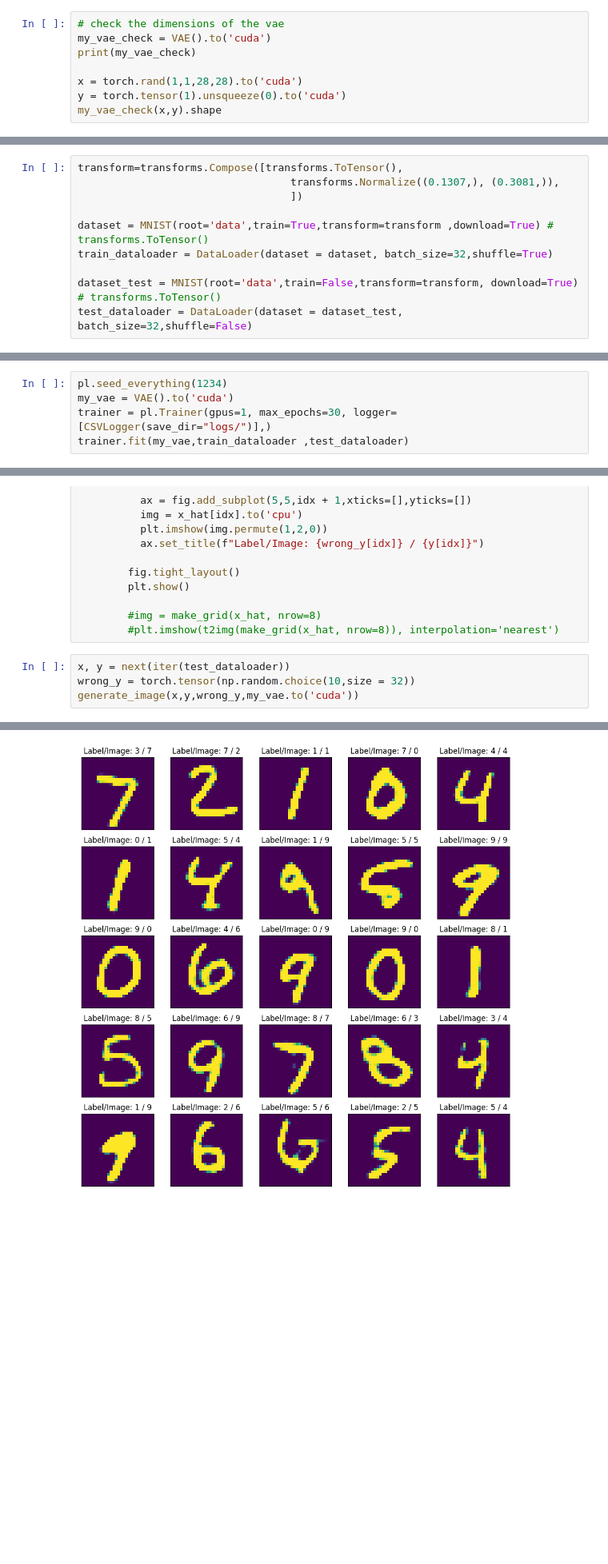
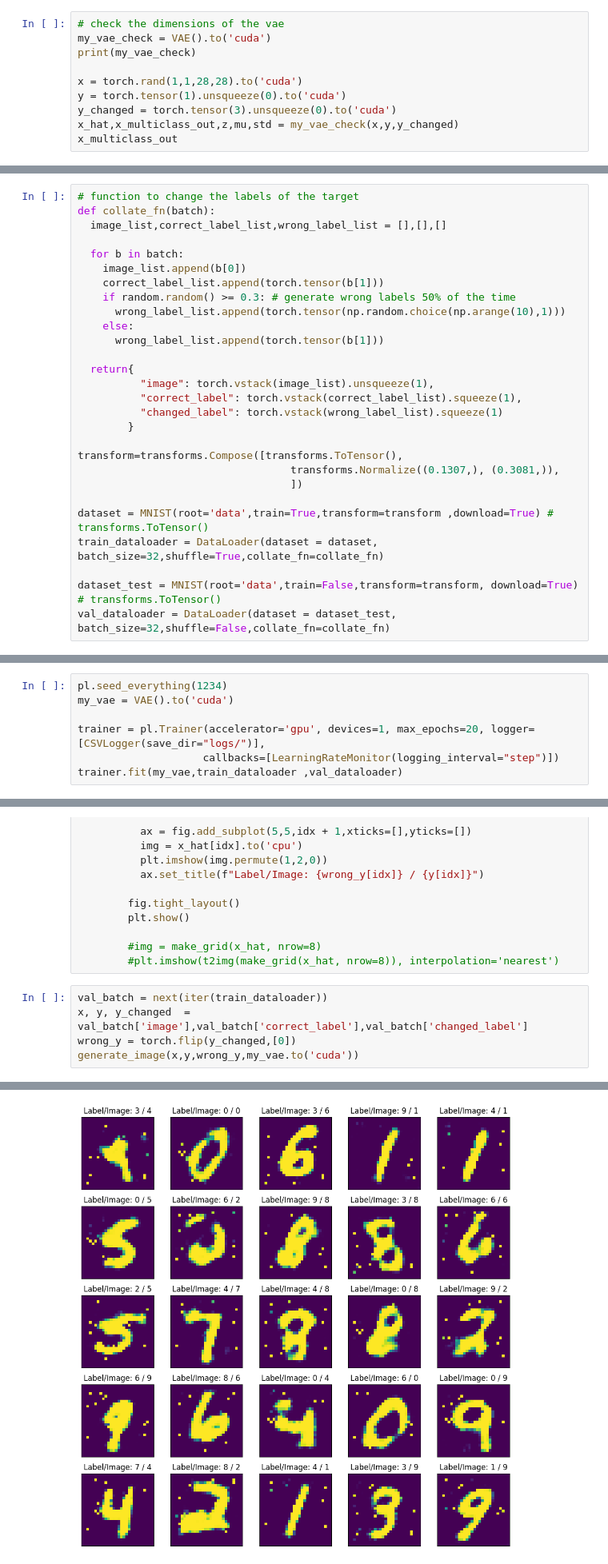
Before and after one commit to santule/ERA, a Jupyter notebook: S18P2/mnist_cvae.ipynb, the cells around one changed output, grey strips where cells are left out. Shown at 80% size. Cells and saved outputs as stored; diff of their text form; blank space fills up the shorter version.

```diff
--- a/S18P2/mnist_cvae.ipynb
+++ b/S18P2/mnist_cvae.ipynb
@@ -143,7 +198,9 @@ print(my_vae_check)
 
 x = torch.rand(1,1,28,28).to('cuda')
 y = torch.tensor(1).unsqueeze(0).to('cuda')
-my_vae_check(x,y).shape
+y_changed = torch.tensor(3).unsqueeze(0).to('cuda')
+x_hat,x_multiclass_out,z,mu,std = my_vae_check(x,y,y_changed)
+x_multiclass_out
 # %% [output]
 VAE(
   (encConv1): Conv2d(2, 32, kernel_size=(3, 3), stride=(1, 1))
@@ -158,12 +219,30 @@ torch.Size([1, 1, 28, 28])
 # %% [markdown]
 # 2 - Data
 # %%
+# function to change the labels of the target
+def collate_fn(batch):
+  image_list,correct_label_list,wrong_label_list = [],[],[]
+
+  for b in batch:
+    image_list.append(b[0])
+    correct_label_list.append(torch.tensor(b[1]))
+    if random.random() >= 0.3: # generate wrong labels 50% of the time
+      wrong_label_list.append(torch.tensor(np.random.choice(np.arange(10),1)))
+    else:
+      wrong_label_list.append(torch.tensor(b[1]))
+
+  return{
+          "image": torch.vstack(image_list).unsqueeze(1),
+          "correct_label": torch.vstack(correct_label_list).squeeze(1),
+          "changed_label": torch.vstack(wrong_label_list).squeeze(1)
+        }
+
 transform=transforms.Compose([transforms.ToTensor(),
                                   transforms.Normalize((0.1307,), (0.3081,)),
                                   ])
 
 dataset = MNIST(root='data',train=True,transform=transform ,download=True) # transforms.ToTensor()
-train_dataloader = DataLoader(dataset = dataset, batch_size=32,shuffle=True)
+train_dataloader = DataLoader(dataset = dataset, batch_size=32,shuffle=True,collate_fn=collate_fn)
 
 dataset_test = MNIST(root='data',train=False,transform=transform, download=True) # transforms.ToTensor()
-test_dataloader = DataLoader(dataset = dataset_test, batch_size=32,shuffle=False)
+val_dataloader = DataLoader(dataset = dataset_test, batch_size=32,shuffle=False,collate_fn=collate_fn)
@@ -176,6 +267,8 @@ next(iter(train_dataloader))[0].shape, next(iter(train_dataloader))[1].shape
 # %%
 pl.seed_everything(1234)
 my_vae = VAE().to('cuda')
-trainer = pl.Trainer(gpus=1, max_epochs=30, logger= [CSVLogger(save_dir="logs/")],)
-trainer.fit(my_vae,train_dataloader ,test_dataloader)
+
+trainer = pl.Trainer(accelerator='gpu', devices=1, max_epochs=20, logger= [CSVLogger(save_dir="logs/")],
+                    callbacks=[LearningRateMonitor(logging_interval="step")])
+trainer.fit(my_vae,train_dataloader ,val_dataloader)
 # %% [output]
@@ -276,9 +377,10 @@ def generate_image(x, y, wrong_y, model,num_predictions=25):
         #img = make_grid(x_hat, nrow=8)
         #plt.imshow(t2img(make_grid(x_hat, nrow=8)), interpolation='nearest')
 # %%
-x, y = next(iter(test_dataloader))
-wrong_y = torch.tensor(np.random.choice(10,size = 32))
+val_batch = next(iter(train_dataloader))
+x, y, y_changed  = val_batch['image'],val_batch['correct_label'],val_batch['changed_label']
+wrong_y = torch.flip(y_changed,[0])
 generate_image(x,y,wrong_y,my_vae.to('cuda'))
 # %% [output]
 <Figure size 2400x900 with 0 Axes>
-[figure, old version]
+[figure, new version]
```
Also changed, not shown: parts of 15 cells of this notebook.
